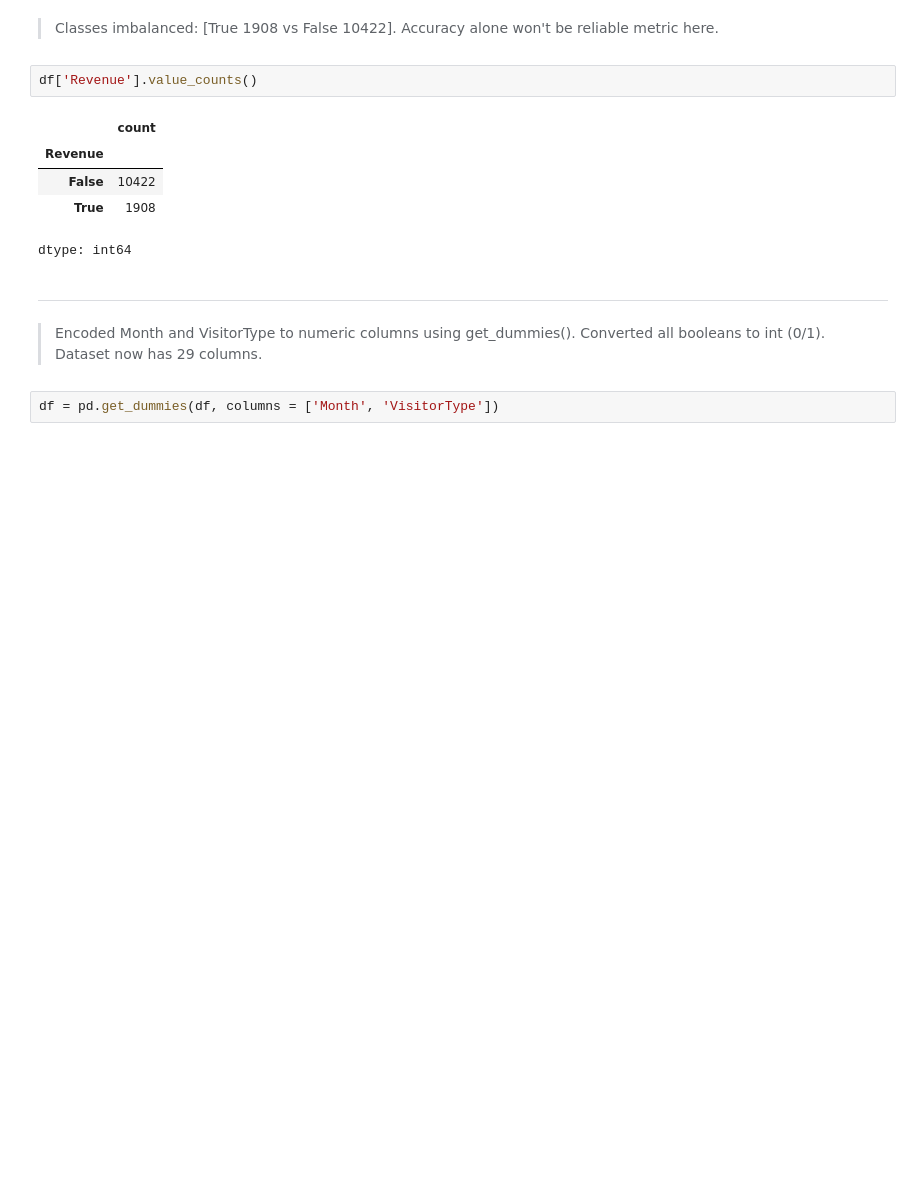
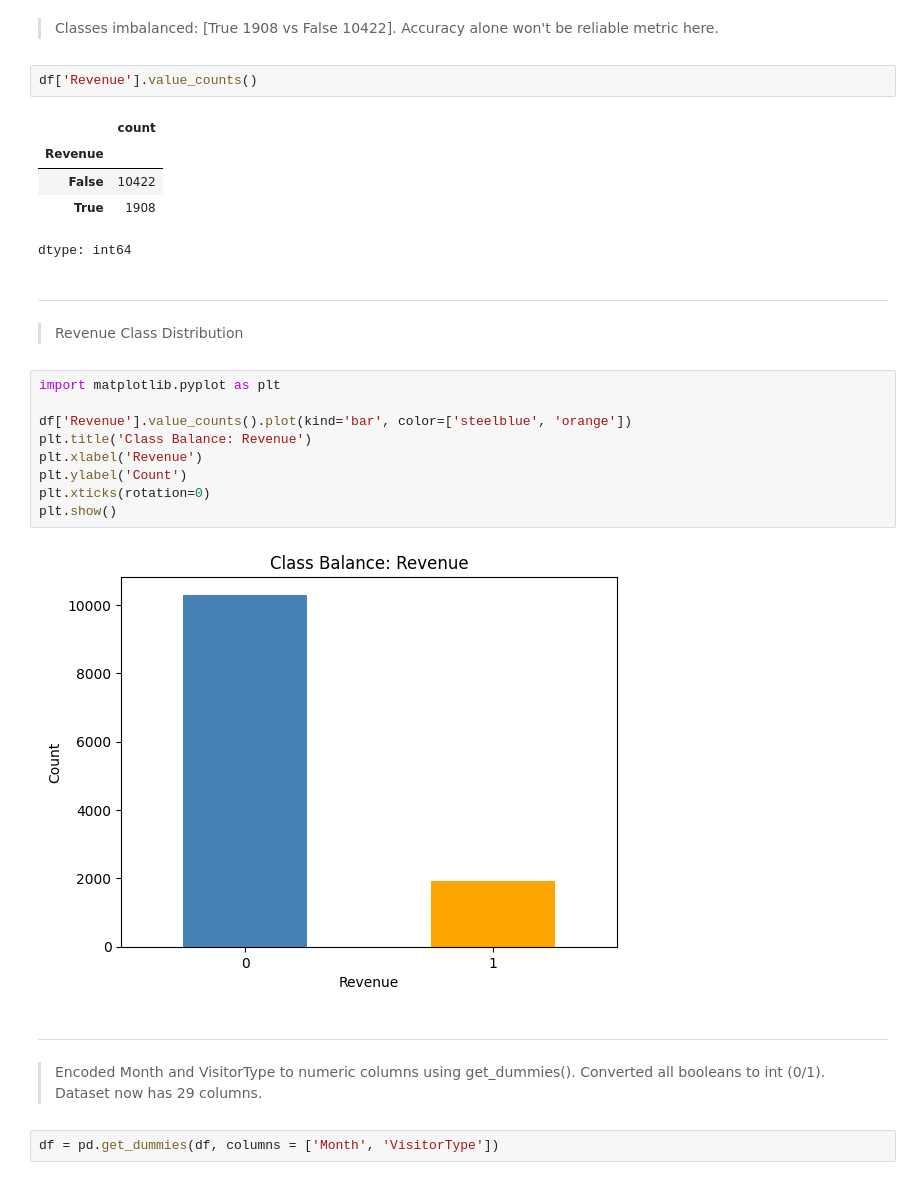
Before and after one commit to kmukhiddinov/purchase-prediction, a Jupyter notebook: purchase_prediction.ipynb, the cells around one changed output. Saved outputs shown, nothing was run; the diff lists cells and outputs as text; blank space fills up the shorter version.

Commit message:
EDA (Graph)

```diff
--- a/purchase_prediction.ipynb
+++ b/purchase_prediction.ipynb
@@ -47,6 +47,23 @@ df['Revenue'].value_counts()
 | False | 10422 |
 | True | 1908 |
 dtype: int64
+# %% [markdown]
+---
+# %% [markdown]
+
+
+> Revenue Class Distribution
+# %%
+import matplotlib.pyplot as plt
+
+df['Revenue'].value_counts().plot(kind='bar', color=['steelblue', 'orange'])
+plt.title('Class Balance: Revenue')
+plt.xlabel('Revenue')
+plt.ylabel('Count')
+plt.xticks(rotation=0)
+plt.show()
+# %% [output]
+[figure, added]
 # %% [markdown]
 ---
 # %% [markdown]
```
